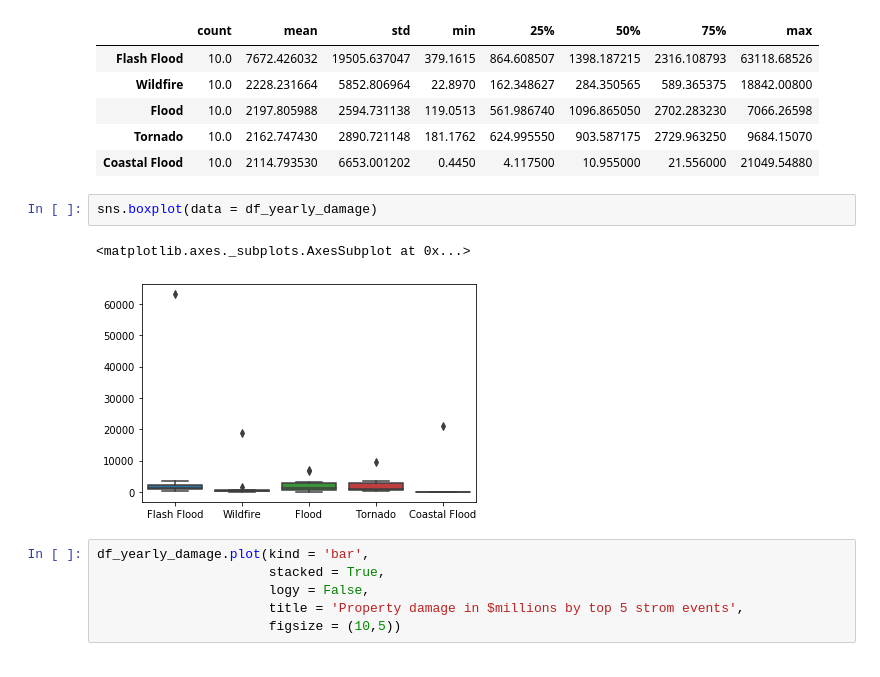
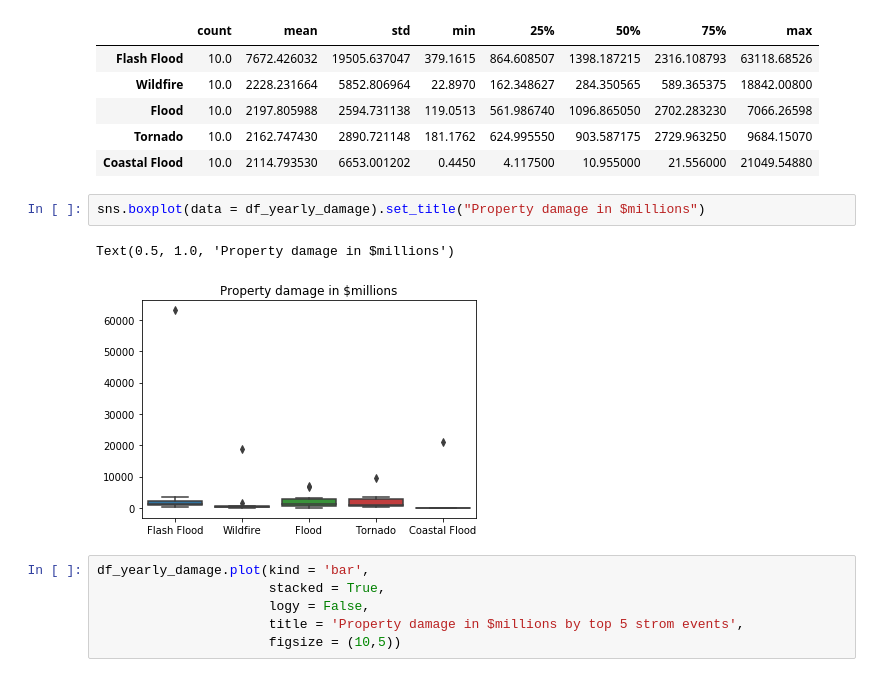
Before and after one commit to alwz1/storm-events, a Jupyter notebook: storm_events.ipynb, the cells around one changed output. Drawn from its saved outputs; the diff is of its cells as text.

```diff
--- a/storm_events.ipynb
+++ b/storm_events.ipynb
@@ -343,10 +397,10 @@ df_yearly_damage.describe().transpose()
 | Tornado | 10.0 | 2162.747430 | 2890.721148 | 181.1762 | 624.995550 | 903.587175 | 2729.963250 | 9684.15070 |
 | Coastal Flood | 10.0 | 2114.793530 | 6653.001202 | 0.4450 | 4.117500 | 10.955000 | 21.556000 | 21049.54880 |
 # %%
-sns.boxplot(data = df_yearly_damage)
+sns.boxplot(data = df_yearly_damage).set_title("Property damage in $millions")
 # %% [output]
-<matplotlib.axes._subplots.AxesSubplot at 0x...>
+Text(0.5, 1.0, 'Property damage in $millions')
-[figure, old version]
+[figure, new version]
 # %%
 df_yearly_damage.plot(kind = 'bar',
                       stacked = True,
```
Also changed, not shown: parts of 11 cells of this notebook.
